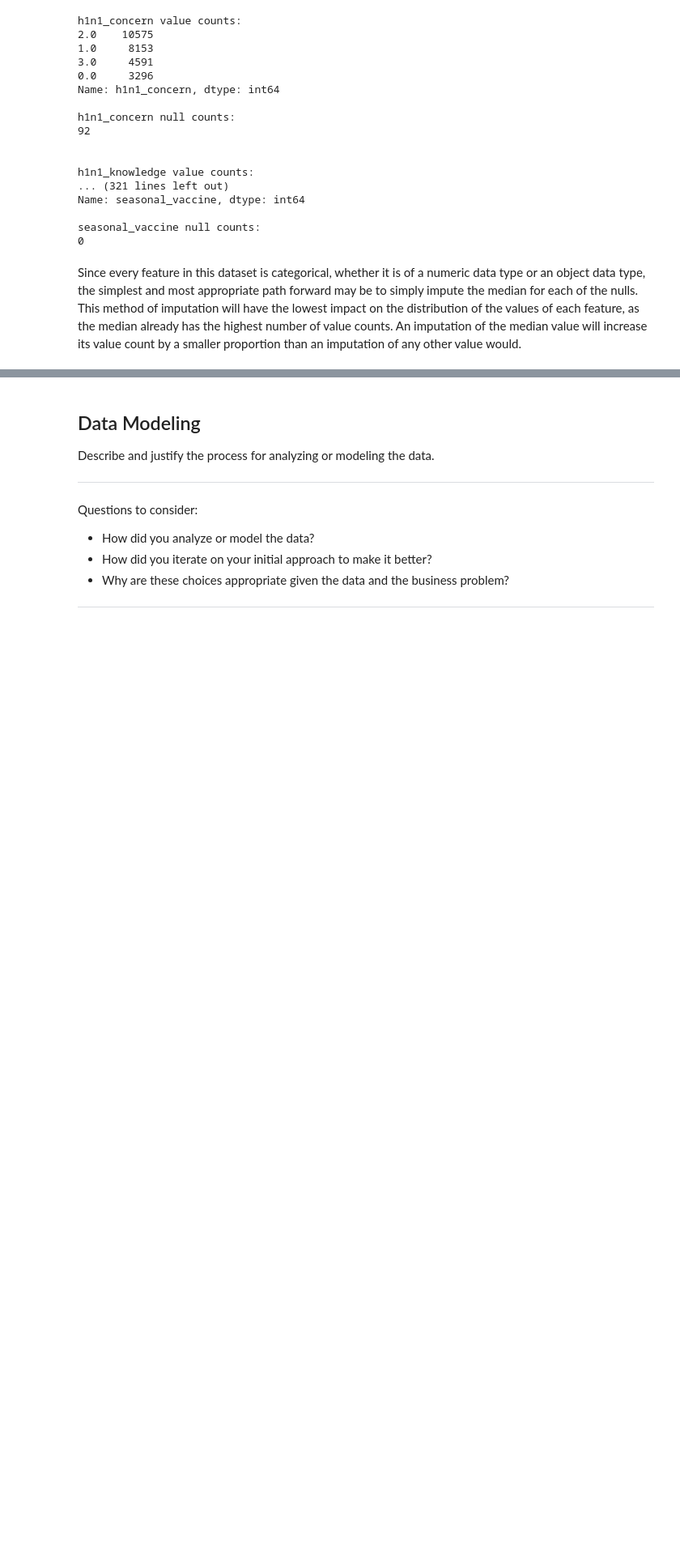
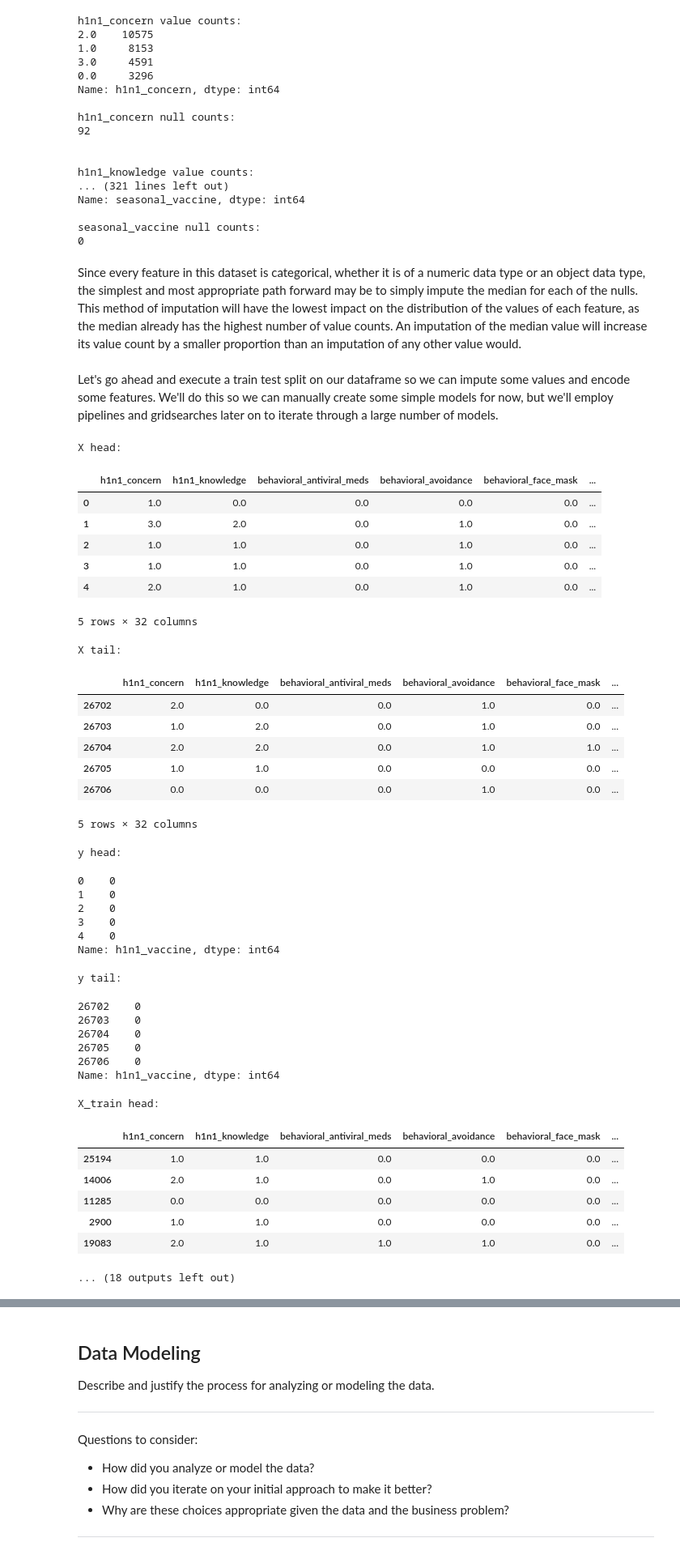
Before and after one commit to ChumpyDuelle/h1n1-and-seasonal-flu-vaccines, a Jupyter notebook: h1n1-and-seasonal-flu-vaccines.ipynb, the cells around one changed output, grey strips where cells are left out. Shown: that part at 81% size. Drawn from its saved outputs; the diff is of its cells as text; code cells hidden in the pictures; blank space fills up the shorter version.

```diff
--- a/h1n1-and-seasonal-flu-vaccines.ipynb
+++ b/h1n1-and-seasonal-flu-vaccines.ipynb
@@ -843,3 +847,62 @@ seasonal_vaccine null counts:
 0
 # %% [markdown]
 Since every feature in this dataset is categorical, whether it is of a numeric data type or an object data type, the simplest and most appropriate path forward may be to simply impute the median for each of the nulls. This method of imputation will have the lowest impact on the distribution of the values of each feature, as the median already has the highest number of value counts. An imputation of the median value will increase its value count by a smaller proportion than an imputation of any other value would.
+# %% [markdown]
+Let's go ahead and execute a train test split on our dataframe so we can impute some values and encode some features. We'll do this so we can manually create some simple models for now, but we'll employ pipelines and gridsearches later on to iterate through a large number of models.
+# %%
+X = df.drop(columns='h1n1_vaccine')
+y = df['h1n1_vaccine']
+
+X_train, X_test, y_train, y_test = train_test_split(X, y, random_state=42)
+# %%
+names_count = 0
+
+for sub_df in (X, y, X_train, y_train, X_test, y_test):
+    names = ('X', 'y', 'X_train', 'y_train', 'X_test', 'y_test')
+    print("")
+    print(f"{names[names_count]} head:")
+    display(sub_df.head())
+    print("")
+    print(f"{names[names_count]} tail:")
+    display(sub_df.tail())
+    print("")
+    names_count += 1
+# %% [output]
+X head:
+|  | h1n1_concern | h1n1_knowledge | behavioral_antiviral_meds | behavioral_avoidance | behavioral_face_mask | ... |
+| 0 | 1.0 | 0.0 | 0.0 | 0.0 | 0.0 | ... |
+| 1 | 3.0 | 2.0 | 0.0 | 1.0 | 0.0 | ... |
+| 2 | 1.0 | 1.0 | 0.0 | 1.0 | 0.0 | ... |
+| 3 | 1.0 | 1.0 | 0.0 | 1.0 | 0.0 | ... |
+| 4 | 2.0 | 1.0 | 0.0 | 1.0 | 0.0 | ... |
+5 rows × 32 columns
+X tail:
+|  | h1n1_concern | h1n1_knowledge | behavioral_antiviral_meds | behavioral_avoidance | behavioral_face_mask | ... |
+| 26702 | 2.0 | 0.0 | 0.0 | 1.0 | 0.0 | ... |
+| 26703 | 1.0 | 2.0 | 0.0 | 1.0 | 0.0 | ... |
+| 26704 | 2.0 | 2.0 | 0.0 | 1.0 | 1.0 | ... |
+| 26705 | 1.0 | 1.0 | 0.0 | 0.0 | 0.0 | ... |
+| 26706 | 0.0 | 0.0 | 0.0 | 1.0 | 0.0 | ... |
+5 rows × 32 columns
+y head:
+0    0
+1    0
+2    0
+3    0
+4    0
+Name: h1n1_vaccine, dtype: int64
+y tail:
+26702    0
+26703    0
+26704    0
+26705    0
+26706    0
+Name: h1n1_vaccine, dtype: int64
+X_train head:
+|  | h1n1_concern | h1n1_knowledge | behavioral_antiviral_meds | behavioral_avoidance | behavioral_face_mask | ... |
+| 25194 | 1.0 | 1.0 | 0.0 | 0.0 | 0.0 | ... |
+| 14006 | 2.0 | 1.0 | 0.0 | 1.0 | 0.0 | ... |
+| 11285 | 0.0 | 0.0 | 0.0 | 0.0 | 0.0 | ... |
+| 2900 | 1.0 | 1.0 | 0.0 | 0.0 | 0.0 | ... |
+| 19083 | 2.0 | 1.0 | 1.0 | 1.0 | 0.0 | ... |
+... (18 outputs left out)
```
Also changed, not shown: parts of 41 cells of this notebook.
